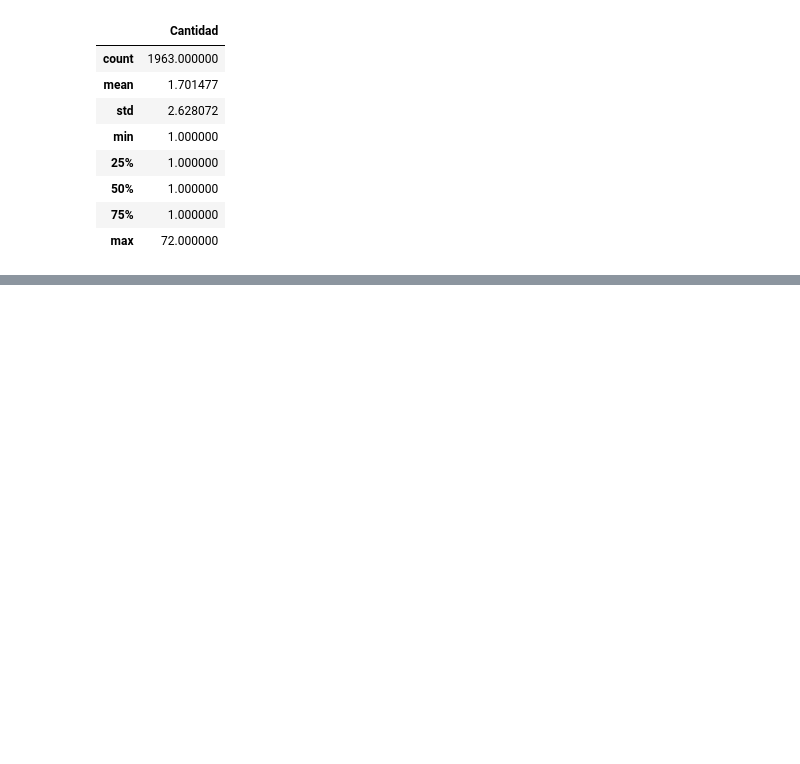
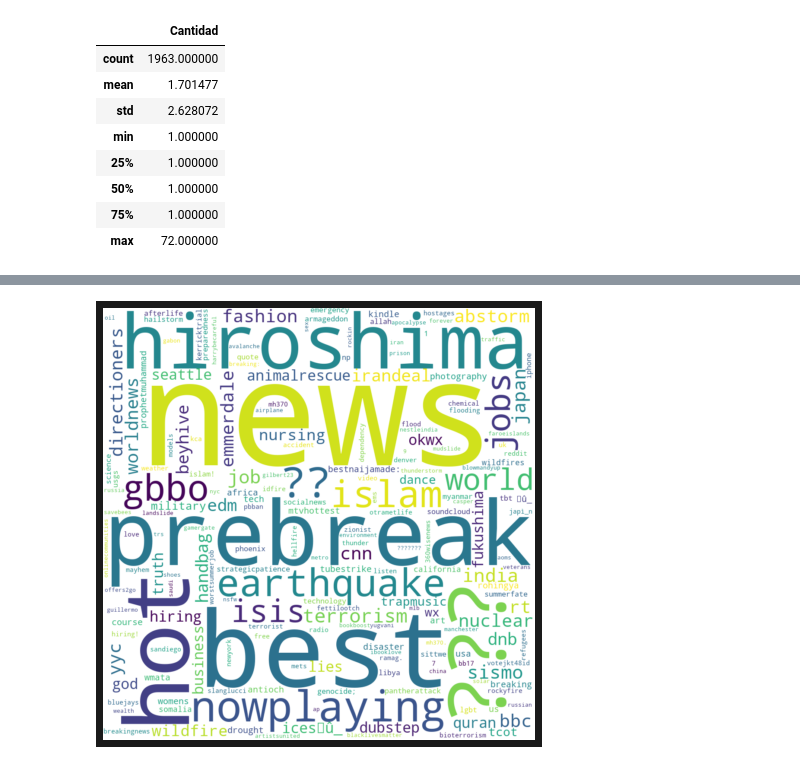
Before and after one commit to tporganizaciondedatos1c2020/TP1, a Jupyter notebook: AnalisisTextHashtags.ipynb, the cells around one changed output, grey strips where cells are left out. Cells and saved outputs as stored; diff of their text form; code cells hidden in the pictures; blank space fills up the shorter version.

Commit message:
wordcloud

```diff
--- a/AnalisisTextHashtags.ipynb
+++ b/AnalisisTextHashtags.ipynb
@@ -127,0 +162,3 @@ plt.show()
+# %%
+values = top_hashtags.set_index('hashtags').T.to_dict('records')[0]
+values
@@ -127,0 +183,14 @@ plt.show()
+# %%
+wordcloud = WordCloud(
+    width = 1000,
+    height = 1000,
+    background_color = 'white').generate_from_frequencies(values)
+fig = plt.figure(
+    figsize = (6, 6),
+    facecolor = 'k')
+plt.imshow(wordcloud, interpolation = 'bilinear')
+plt.axis('off')
+plt.tight_layout(pad=0)
+plt.show()
+# %% [output]
+[figure, added]
```
Also changed, not shown: parts of 6 cells of this notebook, 2 other files.
